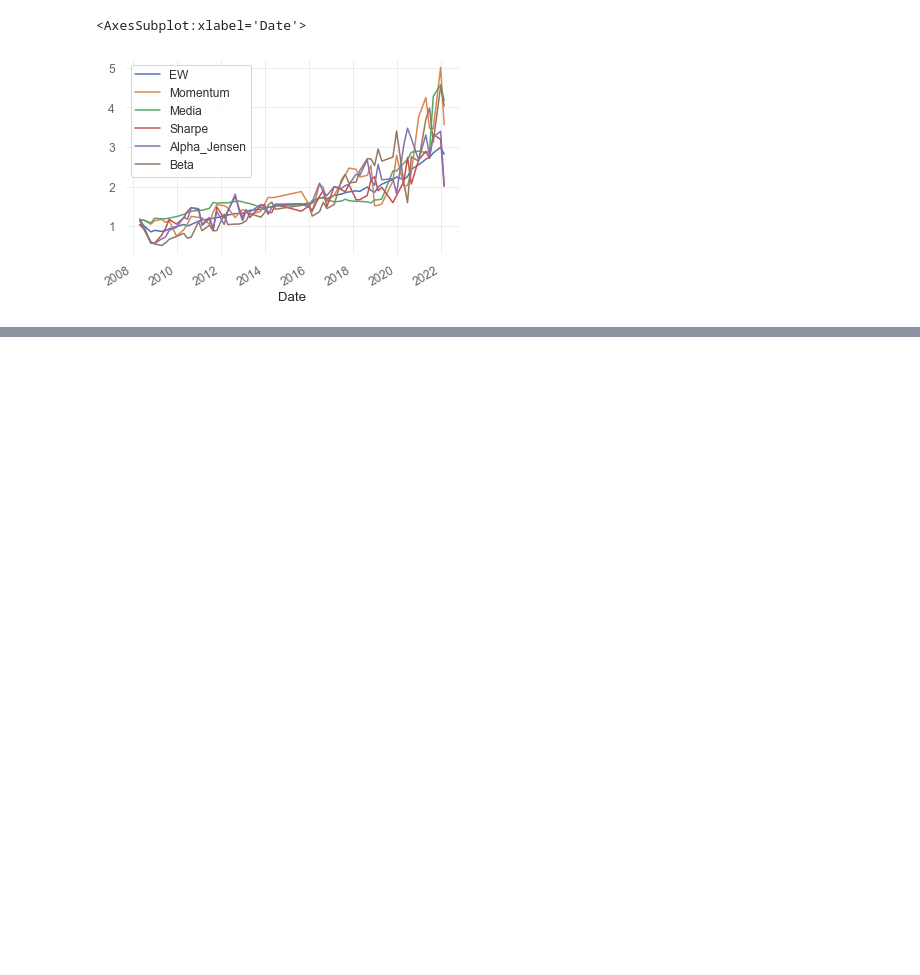
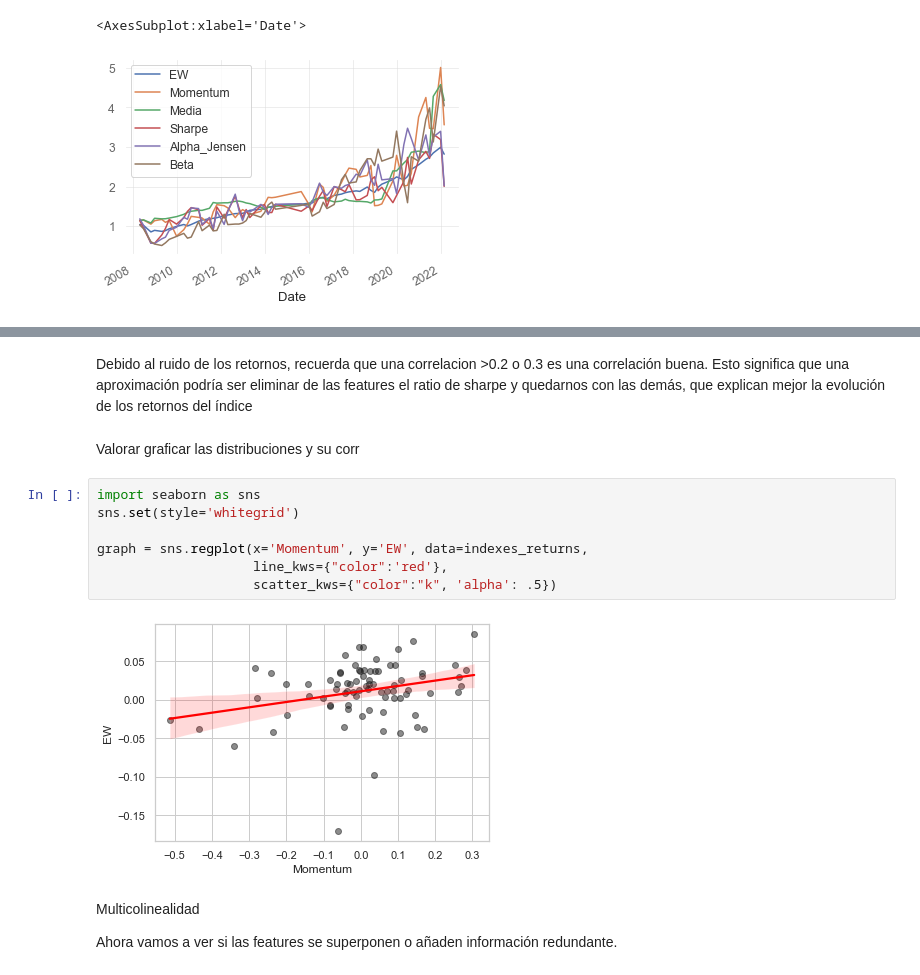
Before and after one commit to NicoGuillen/Backtest, a Jupyter notebook: Quant_Features.ipynb, the cells around one changed output, grey strips where cells are left out. Saved outputs shown, nothing was run; the diff lists cells and outputs as text; blank space fills up the shorter version.

```diff
--- a/Quant_Features.ipynb
+++ b/Quant_Features.ipynb
@@ -2346,0 +2367,17 @@ indexes_precio.plot()
+# %% [markdown]
+Debido al ruido de los retornos, recuerda que una correlacion >0.2 o 0.3 es una correlación buena. Esto significa que una aproximación podría ser eliminar de las features el ratio de sharpe y quedarnos con las demás, que explican mejor la evolución de los retornos del índice
+# %% [markdown]
+Valorar graficar las distribuciones y su corr
+# %%
+import seaborn as sns
+sns.set(style='whitegrid')
+
+graph = sns.regplot(x='Momentum', y='EW', data=indexes_returns,
+                    line_kws={"color":'red'},
+                    scatter_kws={"color":"k", 'alpha': .5})
+# %% [output]
+[figure, added]
+# %% [markdown]
+Multicolinealidad
+
+Ahora vamos a ver si las features se superponen o añaden información redundante.
```
Also changed, not shown: parts of 21 cells of this notebook, 2 other files.
